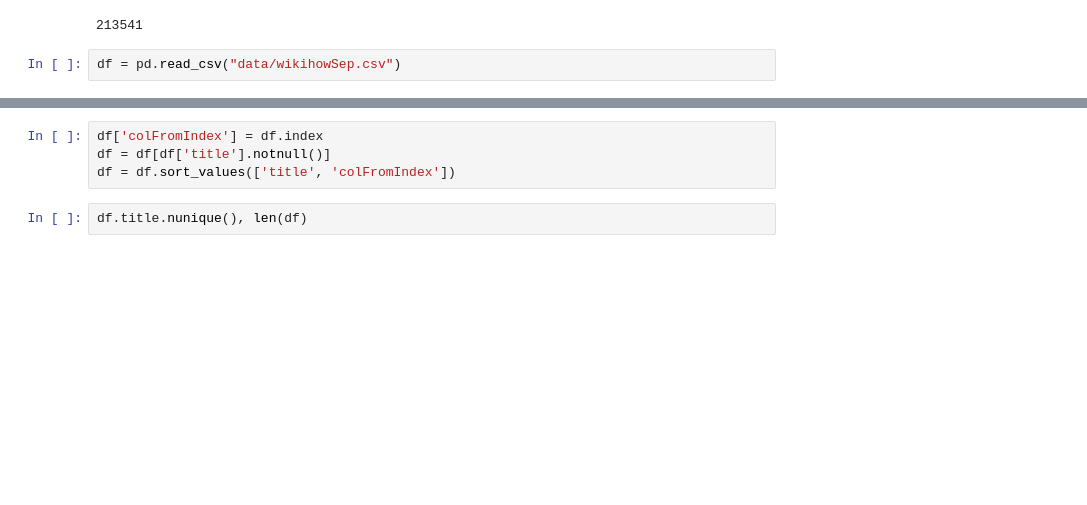
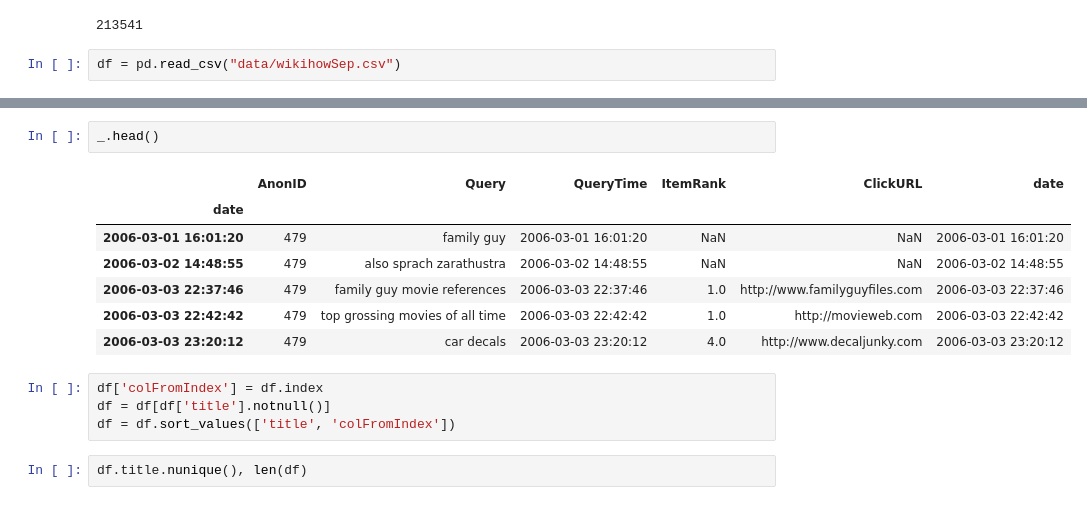
Before and after one commit to feay1234/WikiHow-Task-Based, a Jupyter notebook: WikiHow.ipynb, the cells around one changed output, grey strips where cells are left out. Drawn from its saved outputs; the diff is of its cells as text; blank space fills up the shorter version.

```diff
--- a/WikiHow.ipynb
+++ b/WikiHow.ipynb
@@ -29,3 +83,13 @@ df = pd.read_csv("data/wikihowSep.csv")
+# %%
+_.head()
+# %% [output]
+|  | AnonID | Query | QueryTime | ItemRank | ClickURL | date |
+| date |  |  |  |  |  |  |
+| 2006-03-01 16:01:20 | 479 | family guy | 2006-03-01 16:01:20 | NaN | NaN | 2006-03-01 16:01:20 |
+| 2006-03-02 14:48:55 | 479 | also sprach zarathustra | 2006-03-02 14:48:55 | NaN | NaN | 2006-03-02 14:48:55 |
+| 2006-03-03 22:37:46 | 479 | family guy movie references | 2006-03-03 22:37:46 | 1.0 | http://www.familyguyfiles.com | 2006-03-03 22:37:46 |
+| 2006-03-03 22:42:42 | 479 | top grossing movies of all time | 2006-03-03 22:42:42 | 1.0 | http://movieweb.com | 2006-03-03 22:42:42 |
+| 2006-03-03 23:20:12 | 479 | car decals | 2006-03-03 23:20:12 | 4.0 | http://www.decaljunky.com | 2006-03-03 23:20:12 |
 # %%
 df['colFromIndex'] = df.index
 df = df[df['title'].notnull()]
```
Also changed, not shown: parts of 9 cells of this notebook.
